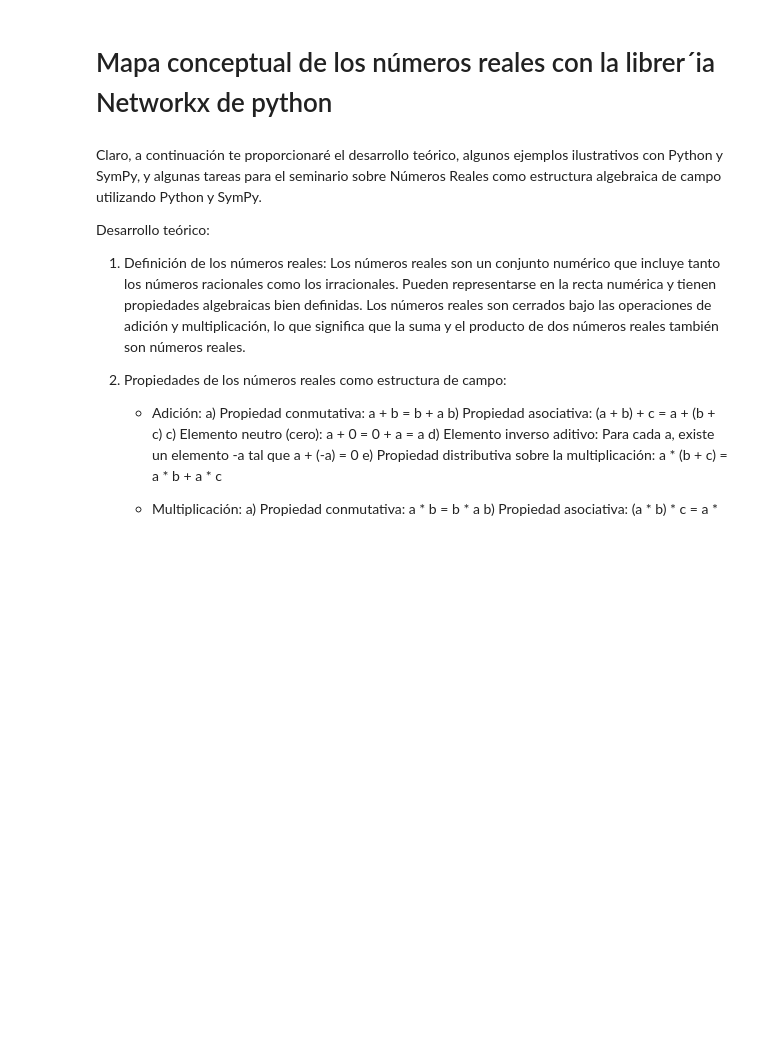
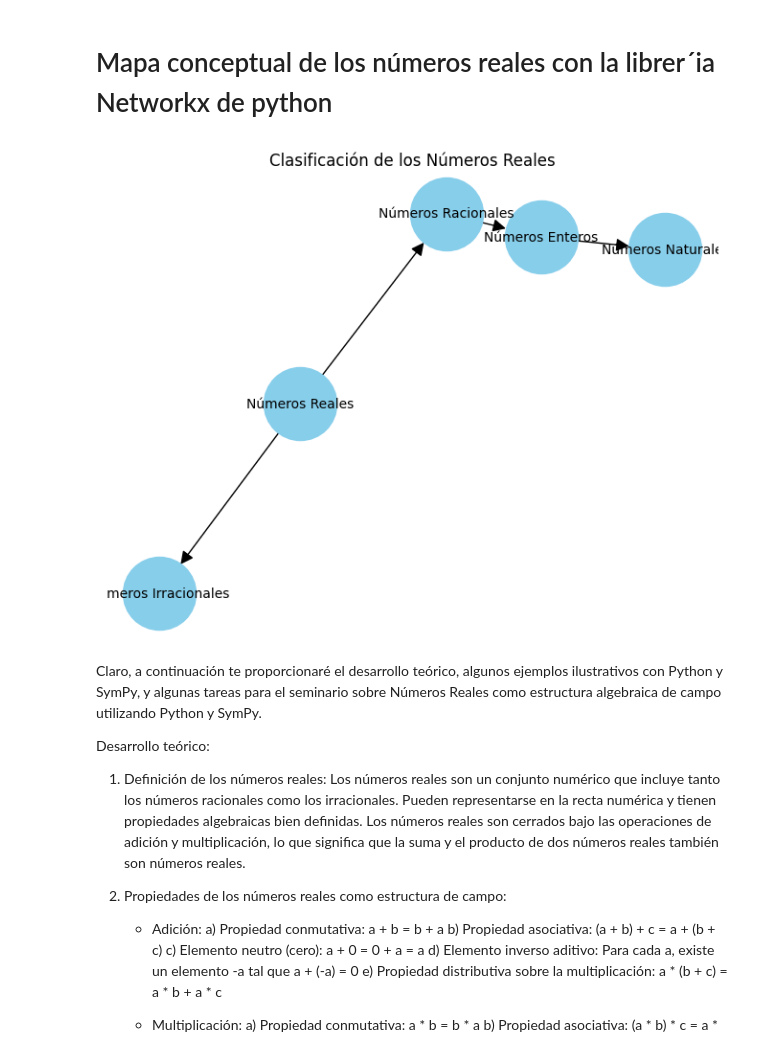
Before and after one commit to marco-canas/fundamentos_de_las_matematicas, a Jupyter notebook: classes/1_reals/1_reales_como_estructura/1_reales_como_estructura.ipynb, the cells around one changed output. Saved outputs shown, nothing was run; the diff lists cells and outputs as text; code cells hidden in the pictures; blank space fills up the shorter version.

Commit message:
llamado aleatorio listo y mapa conceptual para clasificación de los números reales

```diff
--- a/classes/1_reals/1_reales_como_estructura/1_reales_como_estructura.ipynb
+++ b/classes/1_reals/1_reales_como_estructura/1_reales_como_estructura.ipynb
@@ -163,6 +167,27 @@ Nota: La estructura y duración del seminario pueden ajustarse según las necesi
    - Propiedades de los números reales como estructura de campo (adición, multiplicación, inversos, distributividad).
 # %% [markdown]
 # Mapa conceptual de los números reales con la librer´ia Networkx de python
+# %%
+import networkx as nx
+import matplotlib.pyplot as plt
+G = nx.DiGraph()
+G.add_node("Números Reales")
+G.add_node("Números Racionales")
+G.add_node("Números Irracionales")
+G.add_node("Números Enteros")
+G.add_node("Números Naturales")
+
+G.add_edge("Números Reales", "Números Racionales")    # agregar flecha
+G.add_edge("Números Reales", "Números Irracionales")
+G.add_edge("Números Racionales", "Números Enteros")
+G.add_edge("Números Enteros", "Números Naturales")
+pos = nx.spring_layout(G, seed=42)  # Coloca los nodos utilizando un algoritmo de disposición
+nx.draw(G, pos, with_labels=True, node_size=3000, font_size=10, font_color='black', node_color='skyblue', arrowsize=20)
+
+plt.title("Clasificación de los Números Reales")
+plt.show()
+# %% [output]
+[figure, added]
 # %% [markdown]
 Claro, a continuación te proporcionaré el desarrollo teórico, algunos ejemplos ilustrativos con Python y SymPy, y algunas tareas para el seminario sobre Números Reales como estructura algebraica de campo utilizando Python y SymPy.
 
```
Also changed, not shown: parts of 9 cells of this notebook.
